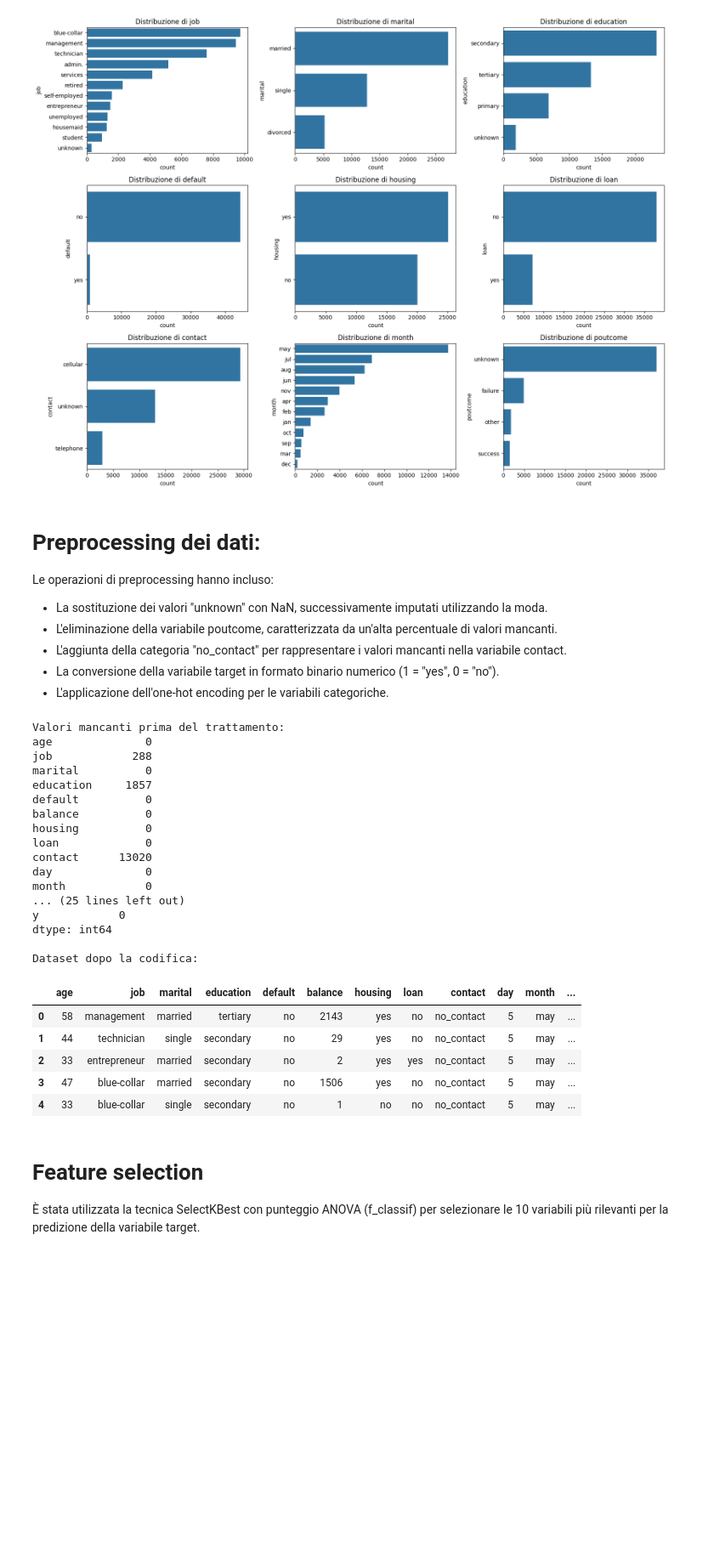
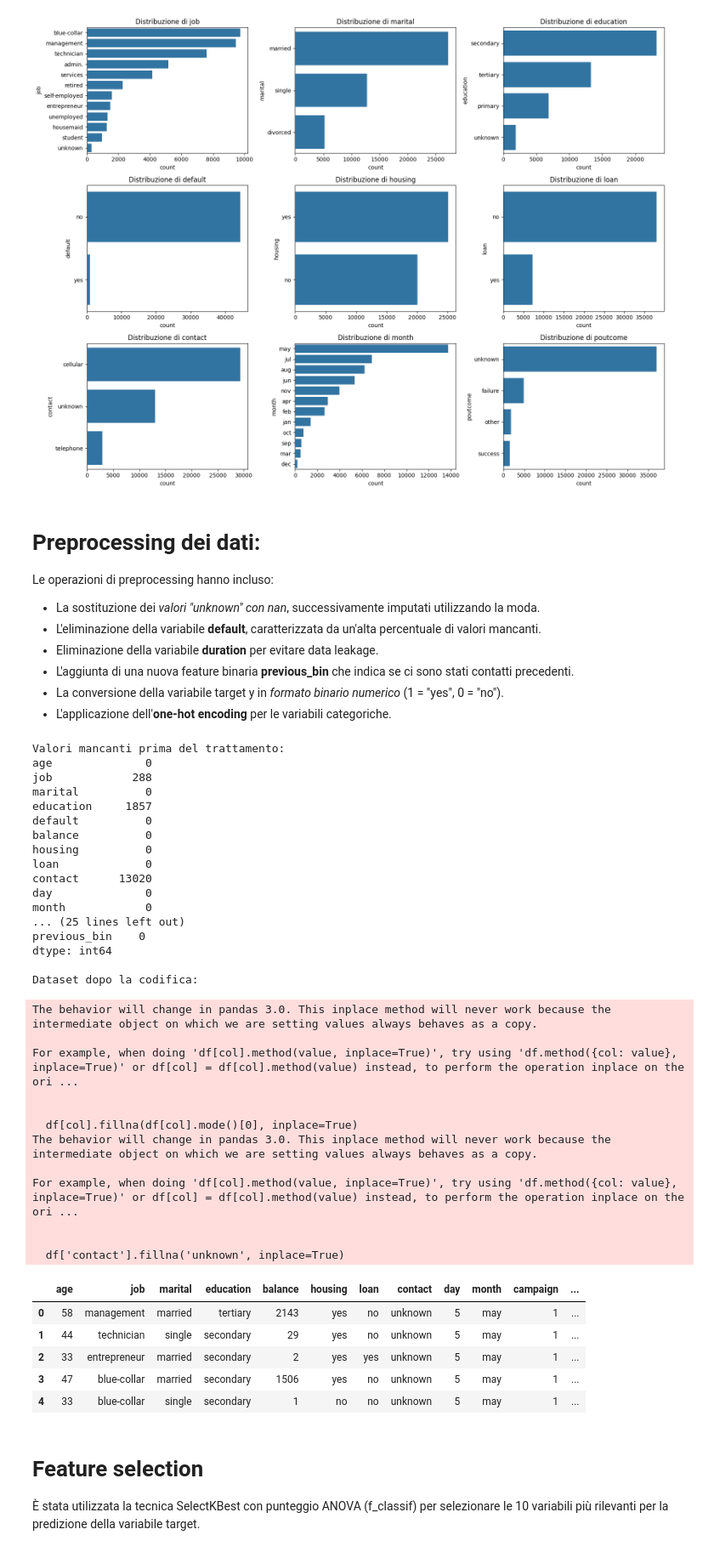
Before and after one commit to Valeferr/bank-deposit-prediction, a Jupyter notebook: bank.ipynb, the cells around one changed output. Shown at 85% size. Saved outputs shown, nothing was run; the diff lists cells and outputs as text; code cells hidden in the pictures; blank space fills up the shorter version.

```diff
--- a/bank.ipynb
+++ b/bank.ipynb
@@ -24,10 +24,8 @@ from imblearn.over_sampling import SMOTE
 # Caricamento del dataset e Analisi esplorativa dei dati (EDA):
 Il dataset è stato inizialmente esplorato per comprenderne la struttura, la distribuzione delle variabili e l'eventuale presenza di valori anomali o mancanti. È stata effettuata un'analisi della distribuzione della variabile target, della correlazione tra le variabili numeriche e della composizione delle variabili categoriche.
 # %%
-# Caricamento del dataset
-df = pd.read_csv('bank.csv', sep=';')
+df = pd.read_csv('bank-full.csv', sep=';')
 
-# Analisi esplorativa dei dati
 print("Dimensioni del dataset:", df.shape)
 print("\nPrime 5 righe:")
 display(df.head())
@@ -46,7 +44,6 @@ sns.heatmap(numeriche.corr(), annot=True, cmap="coolwarm")
 plt.title("Matrice di correlazione")
 plt.show()
 
-# Valori nulli (Assenti)
 print("Valori nulli:\n", df.isnull().sum())
 
 print("\nValori unici per ogni colonna categorica:")
@@ -120,70 +117,83 @@ y: ['no' 'yes']
 # %% [markdown]
 # Preprocessing dei dati:
 Le operazioni di preprocessing hanno incluso:
-* La sostituzione dei valori "unknown" con NaN, successivamente imputati utilizzando la moda.
-* L'eliminazione della variabile poutcome, caratterizzata da un'alta percentuale di valori mancanti.
-* L'aggiunta della categoria "no_contact" per rappresentare i valori mancanti nella variabile contact.
-* La conversione della variabile target in formato binario numerico (1 = "yes", 0 = "no").
-* L'applicazione dell'one-hot encoding per le variabili categoriche.
+* La sostituzione dei *valori "unknown" con nan*, successivamente imputati utilizzando la moda.
+* L'eliminazione della variabile **default**, caratterizzata da un'alta percentuale di valori mancanti.
+* Eliminazione della variabile **duration** per evitare data leakage.
+* L'aggiunta di una nuova feature binaria **previous_bin** che indica se ci sono stati contatti precedenti.
+* La conversione della variabile target y in *formato binario numerico* (1 = "yes", 0 = "no").
+* L'applicazione dell'**one-hot encoding** per le variabili categoriche.
 # %%
-# Sostituiamo "unknown" con NaN
-df.replace('unknown', np.NaN, inplace=True)
+df.replace("unknown", np.nan, inplace=True)
 
-# Analisi dei valori mancanti
 print("\nValori mancanti prima del trattamento:")
 print(df.isnull().sum())
 
 # Imputazione dei valori mancanti con la moda
-for col in ['education', 'job']:
+for col in ['education', 'job', 'poutcome']:
     df[col].fillna(df[col].mode()[0], inplace=True)
 
-# Rimozione della feature 'poutcome'
-df.drop("poutcome", axis=1, inplace=True)
+# Gestione dei missing values nella feature 'contact'
+df['contact'].fillna('unknown', inplace=True)
 
-# Gestione dei missing values nella feature 'contact'
-df['contact'].fillna('no_contact', inplace=True)
-
-# Conversione della variabile target 'y' in formato numerico binario
+# # Conversione target in binario
 df['y'] = df['y'].map({'yes': 1, 'no': 0})
 
-# Verifica finale dei missing values
+# Rimozione di feature che possono causare data leakage o sono poco informative
+df.drop(columns=['default', 'duration'], inplace=True)
+
+# Crazione di una nuova feature binaria 'previous_bin' che indica se ci sono stati contatti precedenti
+df['previous_bin'] = (df['previous'] > 0).astype(int)
+
 print("\n\nValori mancanti dopo il trattamento:")
 print(df.isnull().sum())
 
-# Encoding delle feature categoriche
+# Codifica delle variabili categoriche con One-Hot Encoding
 df_encoded = pd.get_dummies(df.drop('y', axis=1), drop_first=True)
 
-# Split X, y
-X = df.drop("y", axis=1)
-y = df["y"]
+# Standardizzazione delle feature numeriche
+scaler = StandardScaler()
+numerical_cols = ['age', 'balance', 'day', 'campaign', 'pdays', 'previous']
+df_encoded[numerical_cols] = scaler.fit_transform(df_encoded[numerical_cols])
 
-# Verifica del risultato
 print("\nDataset dopo la codifica:")
 display(df.head())
 # %% [output]
 Valori mancanti prima del trattamento:
 age              0
 job            288
 marital          0
 education     1857
 default          0
 balance          0
 housing          0
 loan             0
 contact      13020
 day              0
 month            0
 ... (25 lines left out)
-y            0
+previous_bin    0
 dtype: int64
 
 Dataset dopo la codifica:
+The behavior will change in pandas 3.0. This inplace method will never work because the intermediate object on which we are setting values always behaves as a copy.
+
+For example, when doing 'df[col].method(value, inplace=True)', try using 'df.method({col: value}, inplace=True)' or df[col] = df[col].method(value) instead, to perform the operation inplace on the ori ...
+
+
+  df[col].fillna(df[col].mode()[0], inplace=True)
+The behavior will change in pandas 3.0. This inplace method will never work because the intermediate object on which we are setting values always behaves as a copy.
+
+For example, when doing 'df[col].method(value, inplace=True)', try using 'df.method({col: value}, inplace=True)' or df[col] = df[col].method(value) instead, to perform the operation inplace on the ori ...
+
+
+  df['contact'].fillna('unknown', inplace=True)
-|  | age | job | marital | education | default | balance | housing | loan | contact | day | month | ... |
-| 0 | 58 | management | married | tertiary | no | 2143 | yes | no | no_contact | 5 | may | ... |
-| 1 | 44 | technician | single | secondary | no | 29 | yes | no | no_contact | 5 | may | ... |
-| 2 | 33 | entrepreneur | married | secondary | no | 2 | yes | yes | no_contact | 5 | may | ... |
-| 3 | 47 | blue-collar | married | secondary | no | 1506 | yes | no | no_contact | 5 | may | ... |
-| 4 | 33 | blue-collar | single | secondary | no | 1 | no | no | no_contact | 5 | may | ... |
+|  | age | job | marital | education | balance | housing | loan | contact | day | month | campaign | ... |
+| 0 | 58 | management | married | tertiary | 2143 | yes | no | unknown | 5 | may | 1 | ... |
+| 1 | 44 | technician | single | secondary | 29 | yes | no | unknown | 5 | may | 1 | ... |
+| 2 | 33 | entrepreneur | married | secondary | 2 | yes | yes | unknown | 5 | may | 1 | ... |
+| 3 | 47 | blue-collar | married | secondary | 1506 | yes | no | unknown | 5 | may | 1 | ... |
+| 4 | 33 | blue-collar | single | secondary | 1 | no | no | unknown | 5 | may | 1 | ... |
 # %% [markdown]
 # Feature selection
 È stata utilizzata la tecnica SelectKBest con punteggio ANOVA (f_classif) per selezionare le 10 variabili più rilevanti per la predizione della variabile target.
```
Also changed, not shown: parts of 5 cells of this notebook.
